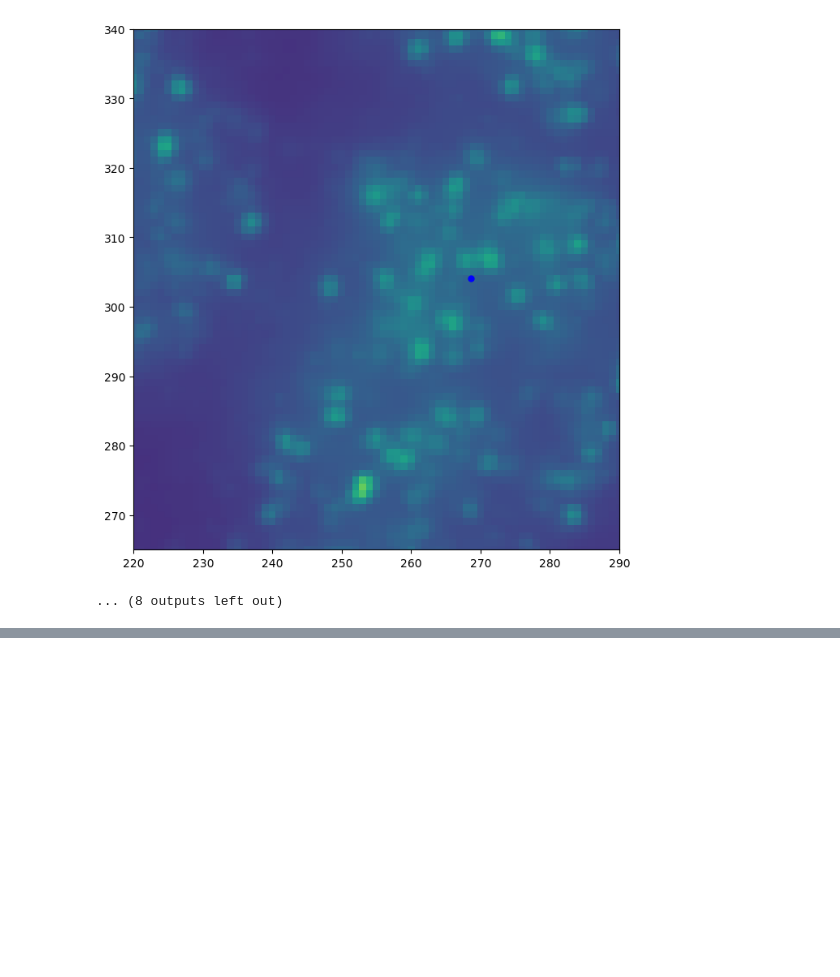
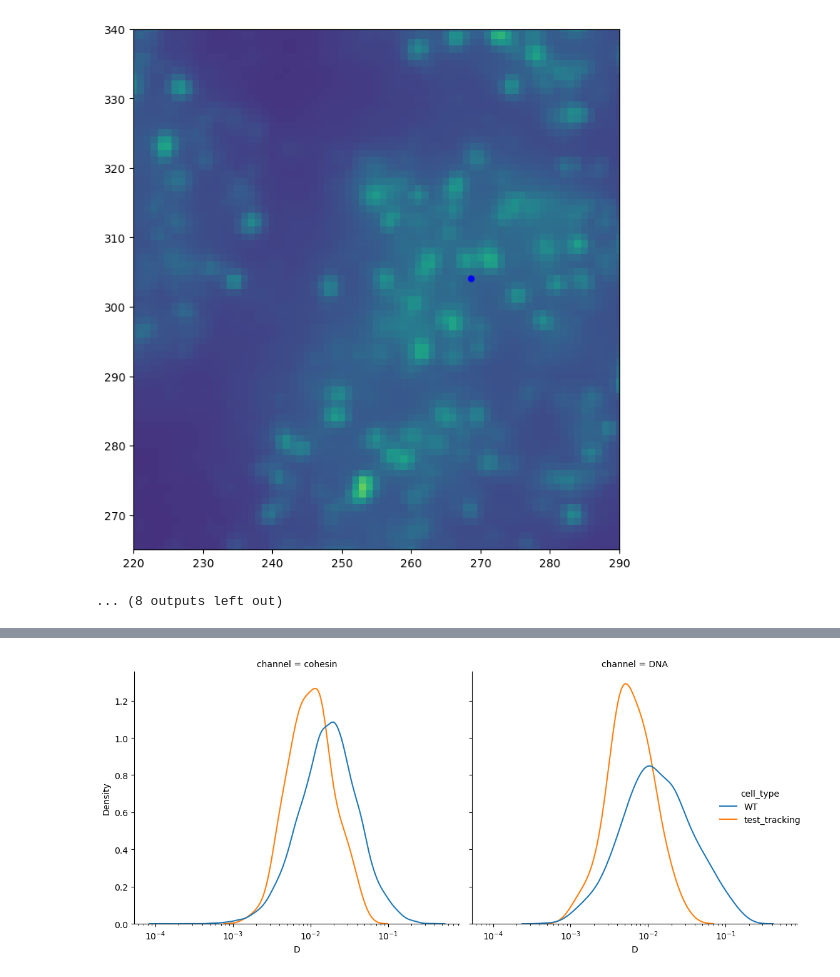
Before and after one commit to fmi-basel/ggiorget-spt-analysis, a Jupyter notebook: analyze_results.ipynb, the cells around one changed output, grey strips where cells are left out. Saved outputs shown, nothing was run; the diff lists cells and outputs as text; code cells hidden in the pictures; blank space fills up the shorter version.

```diff
--- a/analyze_results.ipynb
+++ b/analyze_results.ipynb
@@ -671,0 +735,18 @@ for i in range(np.shape(im_w1[:20,...])[0]):
+# %%
+def get_D_alpha(traj, min_length=10, numPoints=5):
+    if traj.shape[0]<min_length:
+        return np.nan, np.nan, np.nan, np.nan,np.nan
+    model = LinearRegression()
+    x = np.log10(traj.loc[:,"lags(s)"])
+    y = np.log10(traj.loc[:,"MSD(µm^2)"])
+    sampleWeight = traj.loc[:,"weight"]
+    #print(x.to_numpy().reshape(-1,1)[:numPoints], y.to_numpy()[:numPoints], sampleWeight.to_numpy()[:numPoints])
+    model.fit(x.to_numpy().reshape(-1,1)[:numPoints], y.to_numpy()[:numPoints], sample_weight = sampleWeight.to_numpy()[:numPoints])
+    y_pred = model.predict(x.to_numpy().reshape(-1,1))
+    return model.intercept_, model.coef_[0],traj.iloc[0].channel,traj.iloc[0].cell_type
+# %%
+coefficients = df_test.groupby(by="uniqueid").apply(get_D_alpha, min_length=10, numPoints=5).to_frame()
+# %%
+coefficients['D'], coefficients['alpha'],coefficients['channel'],coefficients['cell_type'] = zip(*coefficients.iloc[:,0])
+coefficients['D'] = 10**coefficients['D']
+coefficients.drop(columns=[0],inplace=True)
@@ -671,0 +770,5 @@ for i in range(np.shape(im_w1[:20,...])[0]):
+# %%
+sns.displot(data=coefficients, x="D", log_scale=True, kind="kde",common_norm=False,col='channel',hue='cell_type')
+plt.tight_layout()
+# %% [output]
+[figure, added]
```
Also changed, not shown: parts of 15 cells of this notebook, 2 other files.
